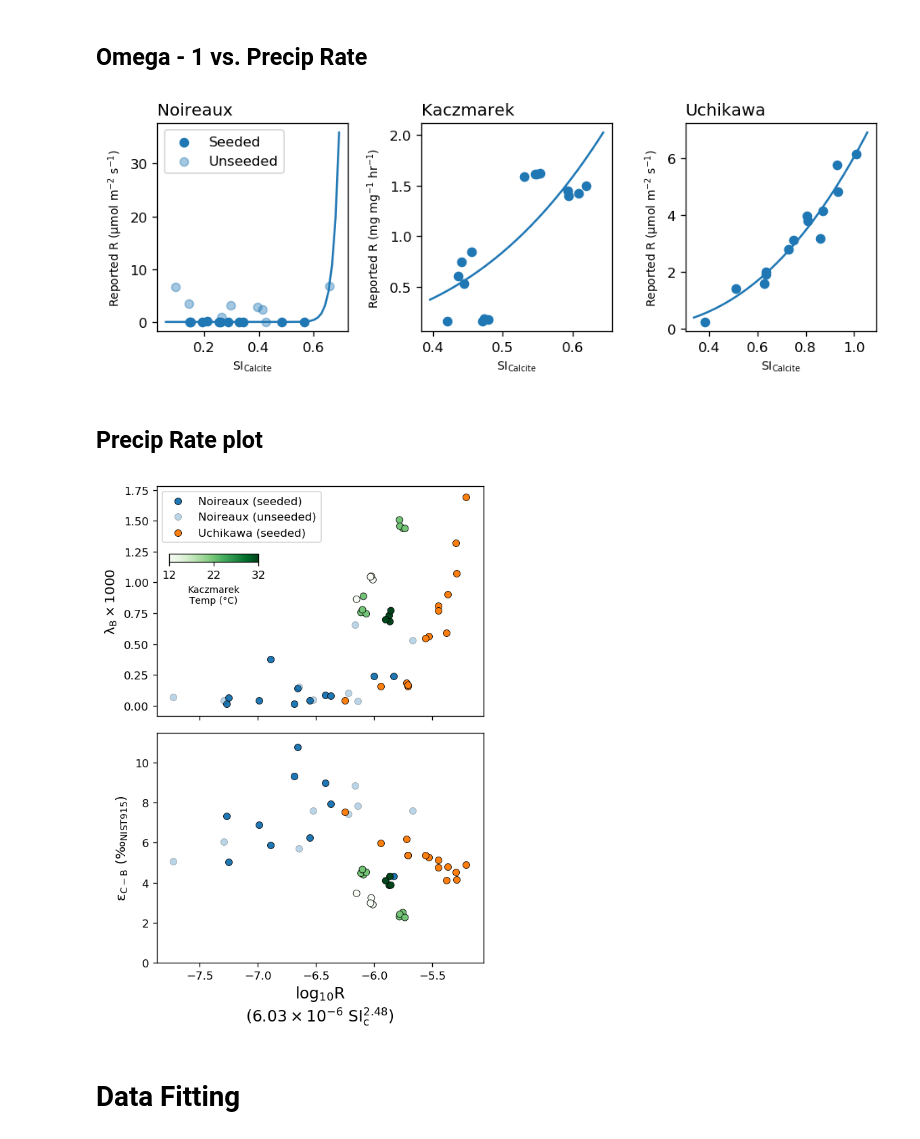
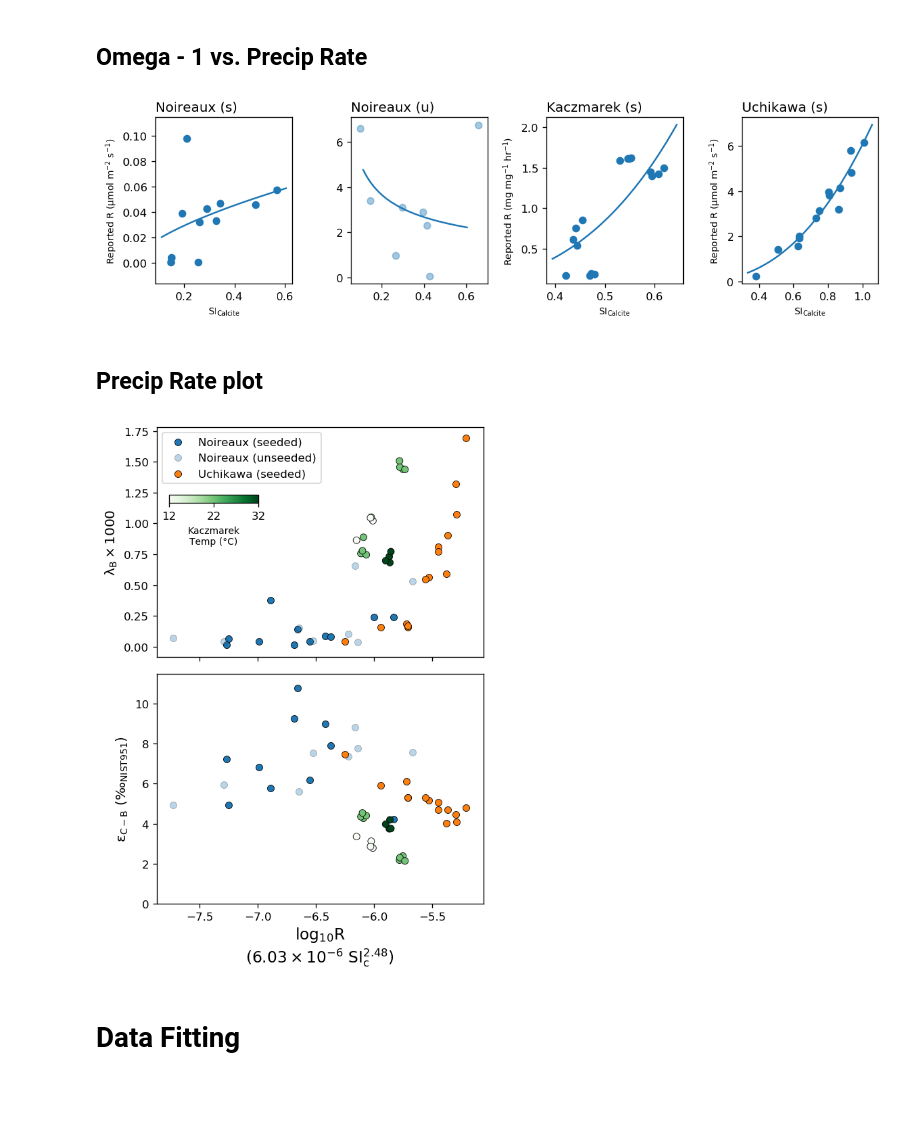
Before and after one commit to oscarbranson/Farmer_2018_Supplement, a Jupyter notebook: Omega - 1.ipynb, the cells around one changed output. Cells and saved outputs as stored; diff of their text form; code cells hidden in the pictures; blank space fills up the shorter version.

```diff
--- a/Omega - 1.ipynb
+++ b/Omega - 1.ipynb
@@ -91,7 +95,7 @@ Noireax / Mav: Seeded vs unseeded?
 # %% [markdown]
 ## Omega - 1 vs. Precip Rate
 # %%
-fig, axs = plt.subplots(1, 3, figsize=(8, 3))
+fig, axs = plt.subplots(1, 4, figsize=(10, 3))
 
 phase = 'Calcite'
 
@@ -100,40 +104,47 @@ def Rfn(SI, k, n):
     return k * SI**n
 
 rd.dropna(inplace=True, subset=[('Solid', 'logR')])
 
 mu = {'Noireaux': (1e6, '$\mu mol\ m^{-2}\ s^{-1}$'),
       'Kaczmarek': (1, '$mg\ mg^{-1}\ hr^{-1}$'),
       'Uchikawa': (1e6, '$\mu mol\ m^{-2}\ s^{-1}$')}
 
-for exp, ax in zip(['Noireaux', 'Kaczmarek', 'Uchikawa'], axs):
+for exp, ax in zip(['Noireaux', 'Kaczmarek', 'Uchikawa'], axs[[0,2,3]]):
     slc = idx[:, exp, phase]
     ind = rd.loc[slc, ('Solid', 'seeds')]
 
     m, u = mu[exp]
 
     x = rd.loc[slc, ('pitzer', 'SIc')].astype(float).values
     y = 10**rd.loc[slc, ('Solid', 'logR')].astype(float).values * m
 
     ax.scatter(x[ind], y[ind], c='C0', label='Seeded')
 
-    if any(ind):
-        ax.scatter(x[~ind], y[~ind], c='C0', alpha=0.4, label='Unseeded')
+    if any(~ind):
+        axs[1].scatter(x[~ind], y[~ind], c='C0', alpha=0.4, label='Unseeded')
+        p, cov = curve_fit(Rfn, x[~ind], y[~ind])
+        SIn = np.linspace(*ax.get_xlim())
+        axs[1].plot(SIn, Rfn(SIn, *p))
+        axs[1].set_title(exp + ' (u)', loc='left')
 
 #     ax.set_ylim(rangecalc(y))
     ax.set_xlabel('$SI_{Calcite}$')
     ax.set_ylabel('Reported R (' + u + ')')
-    ax.set_title(exp, loc='left')
+    ax.set_title(exp + ' (s)', loc='left')
 
     # fit line
-    p, cov = curve_fit(Rfn, x, y)
+    p, cov = curve_fit(Rfn, x[ind], y[ind])
     SIn = np.linspace(*ax.get_xlim())
     ax.plot(SIn, Rfn(SIn, *p))
 
-axs[0].legend()
+# axs[0].legend()
+# axs[0].set_ylim(-0.3, 7.2)
 
 fig.tight_layout()
+
+fig.savefig('../../Figures/S4_SI_vs_R.pdf')
 # %% [output]
-[figure, old version]
+[figure, new version]
 # %%
 # Relationship between SI and R in Uchikawa data.
 slc = idx[:, 'Uchikawa', phase]
@@ -200,7 +211,7 @@ cb.set_ticks(rd.loc[slc, ('Solution', 'Temp (°C)')].unique())
 
 cax.legend()
 cax.set_ylabel('$\lambda_B \\times 1000$', fontsize=12)
-iax.set_ylabel('$\epsilon_{C-B}\ (\u2030_{NIST915})$', fontsize=12)
+iax.set_ylabel('$\epsilon_{C-B}\ (\u2030_{NIST951})$', fontsize=12)
 # iax.axhline(0, ls='dashed', zorder=-1, c=(0,0,0,0.3))
 
 iax.set_ylim(0,11.5)
@@ -208,7 +219,7 @@ iax.set_ylim(0,11.5)
 iax.set_xlabel('$log_{10}R$\n$(6.03 \\times 10^{-6}\ SI_c^{2.48})$', fontsize=14)
 fig.tight_layout()
 # %% [output]
-[figure, old version]
+[figure, new version]
 # %% [markdown]
 # Data Fitting
 # %%
```
Also changed, not shown: parts of 8 cells of this notebook.
